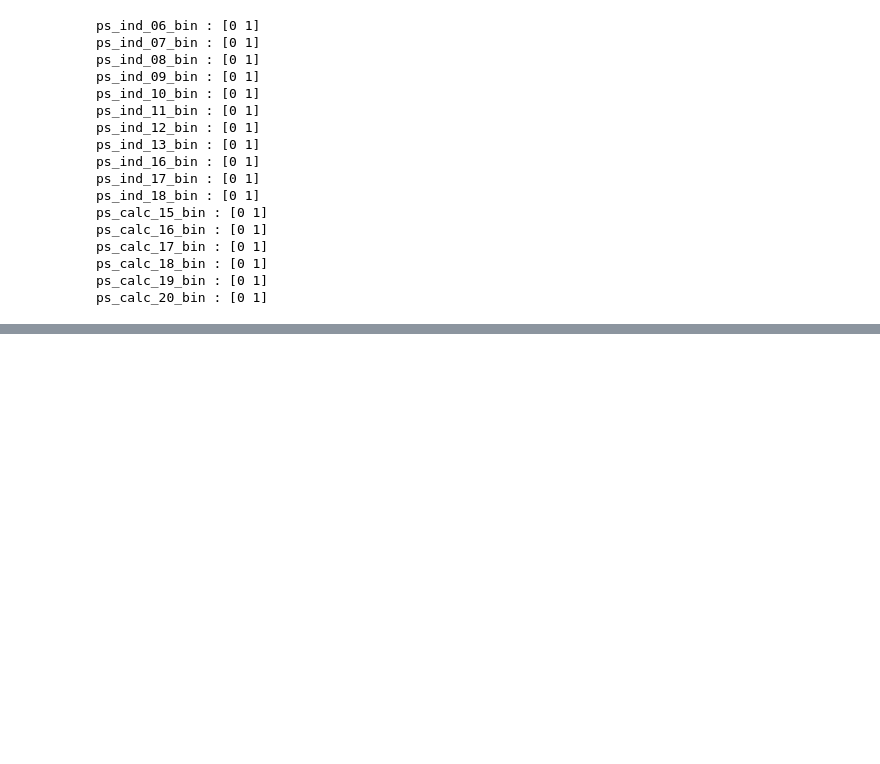
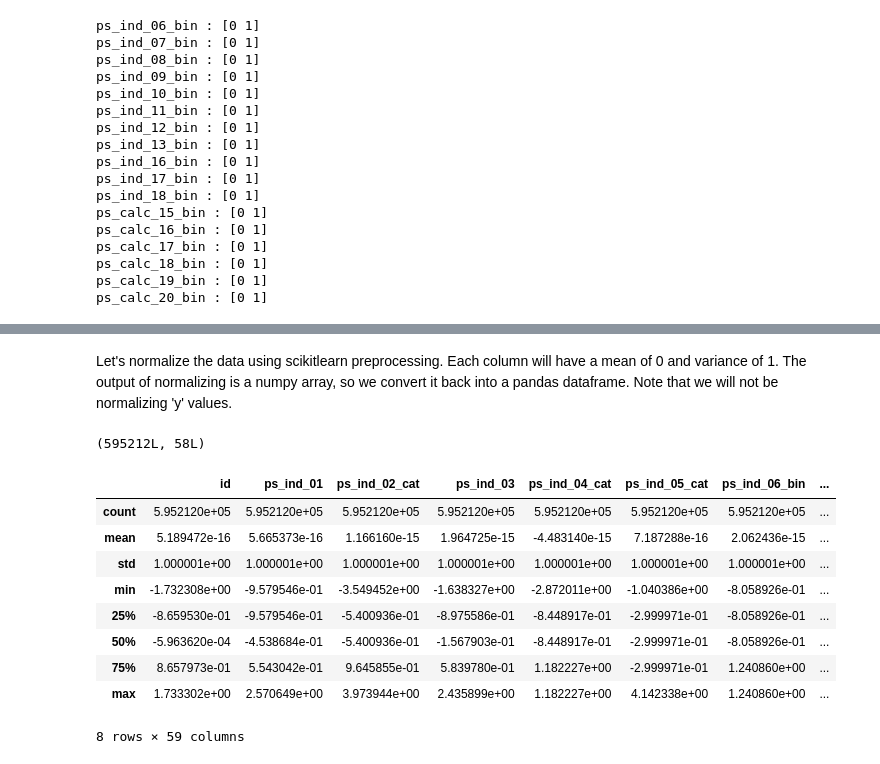
Before and after one commit to astha-chem/Kaggle-Porto-Seguro, a Jupyter notebook: Porto-Seguro.ipynb, the cells around one changed output, grey strips where cells are left out. Cells and saved outputs as stored; diff of their text form; code cells hidden in the pictures; blank space fills up the shorter version.

```diff
--- a/Porto-Seguro.ipynb
+++ b/Porto-Seguro.ipynb
@@ -121,0 +209,23 @@ ps_calc_20_bin : [0 1]
+# %% [markdown]
+Let's normalize the data using scikitlearn preprocessing. Each column will have a mean of 0 and variance of 1.
+The output of normalizing is a numpy array, so we convert it back into a pandas dataframe. Note that we will not be normalizing 'y' values.
+# %%
+from sklearn.preprocessing import StandardScaler
+scaler = StandardScaler()
+X_np = scaler.fit_transform(data.drop("target", axis=1))
+print(X_np.shape)
+normalized_data = pd.DataFrame(data=X_np, columns=data.drop("target", axis=1).columns)
+normalized_data = pd.concat([normalized_data, data["target"]], axis=1)
+normalized_data.describe()
+# %% [output]
+(595212L, 58L)
+|  | id | ps_ind_01 | ps_ind_02_cat | ps_ind_03 | ps_ind_04_cat | ps_ind_05_cat | ps_ind_06_bin | ... |
+| count | 5.952120e+05 | 5.952120e+05 | 5.952120e+05 | 5.952120e+05 | 5.952120e+05 | 5.952120e+05 | 5.952120e+05 | ... |
+| mean | 5.189472e-16 | 5.665373e-16 | 1.166160e-15 | 1.964725e-15 | -4.483140e-15 | 7.187288e-16 | 2.062436e-15 | ... |
+| std | 1.000001e+00 | 1.000001e+00 | 1.000001e+00 | 1.000001e+00 | 1.000001e+00 | 1.000001e+00 | 1.000001e+00 | ... |
+| min | -1.732308e+00 | -9.579546e-01 | -3.549452e+00 | -1.638327e+00 | -2.872011e+00 | -1.040386e+00 | -8.058926e-01 | ... |
+| 25% | -8.659530e-01 | -9.579546e-01 | -5.400936e-01 | -8.975586e-01 | -8.448917e-01 | -2.999971e-01 | -8.058926e-01 | ... |
+| 50% | -5.963620e-04 | -4.538684e-01 | -5.400936e-01 | -1.567903e-01 | -8.448917e-01 | -2.999971e-01 | -8.058926e-01 | ... |
+| 75% | 8.657973e-01 | 5.543042e-01 | 9.645855e-01 | 5.839780e-01 | 1.182227e+00 | -2.999971e-01 | 1.240860e+00 | ... |
+| max | 1.733302e+00 | 2.570649e+00 | 3.973944e+00 | 2.435899e+00 | 1.182227e+00 | 4.142338e+00 | 1.240860e+00 | ... |
+8 rows × 59 columns
```
Also changed, not shown: parts of 25 cells of this notebook.
